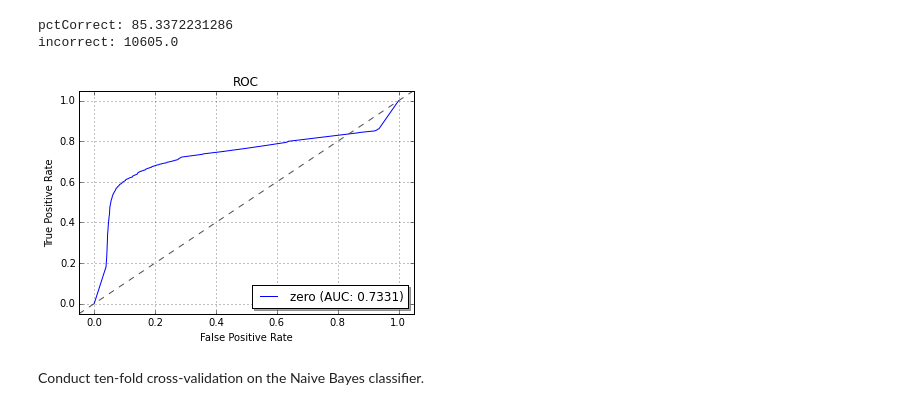
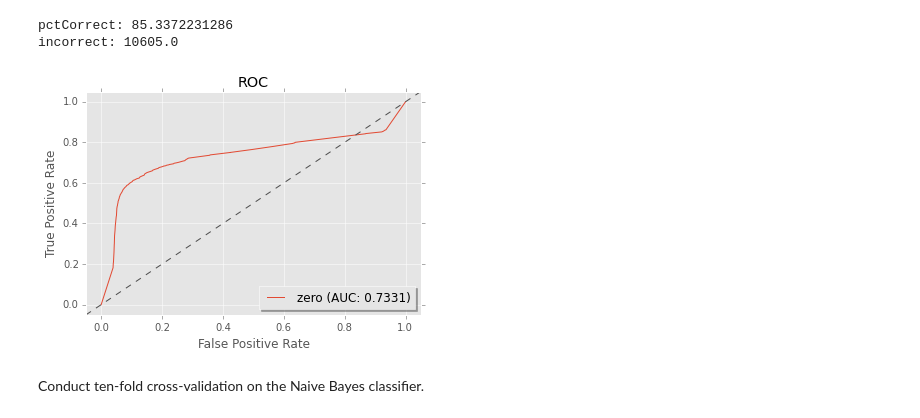
Before and after one commit to menzenski/ml-mooc-dropout-rate, a Jupyter notebook: EECS738FinalProject.ipynb, the cells around one changed output. Saved outputs shown, nothing was run; the diff lists cells and outputs as text; code cells hidden in the pictures.

```diff
--- a/EECS738FinalProject.ipynb
+++ b/EECS738FinalProject.ipynb
@@ -215,11 +215,13 @@ print("incorrect: " + str(eval_j48.incorrect))
 pctCorrect: 85.3372231286
 incorrect: 10605.0
 # %%
+import matplotlib.pyplot as plt
+plt.style.use('ggplot')
 %matplotlib inline
 import weka.plot.classifiers as plcls # matplotlib is requires
 plcls.plot_roc(eval_j48, wait=True)
 # %% [output]
-[figure, old version]
+[figure, new version]
 # %% [markdown]
 Conduct ten-fold cross-validation on the Naive Bayes classifier.
 # %%
```
Also changed, not shown: parts of 2 cells of this notebook, 1 other file.
